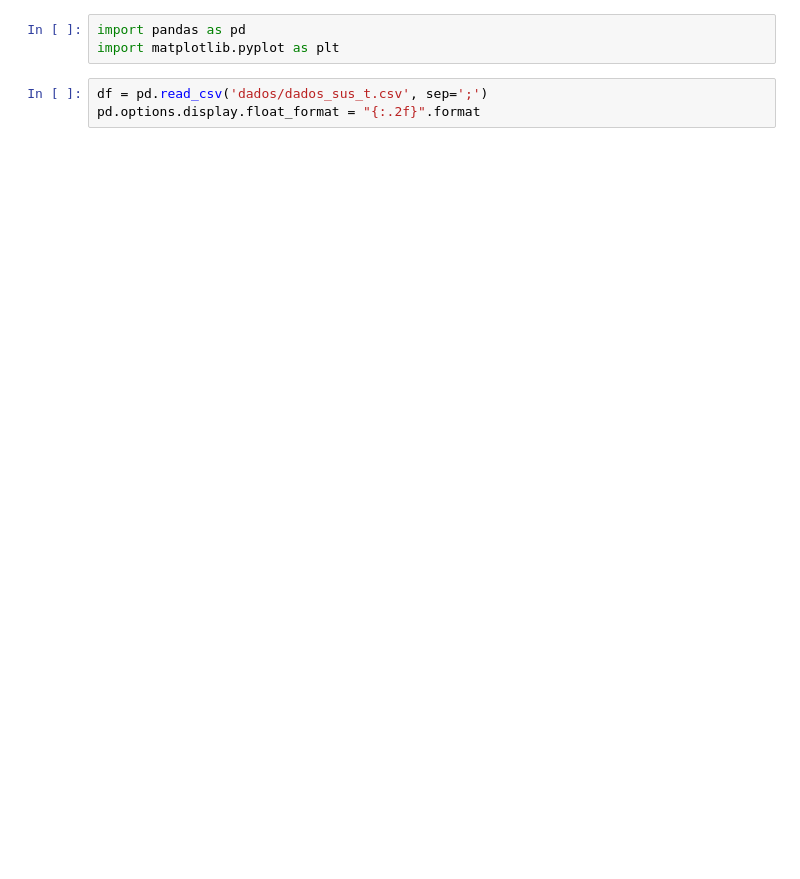
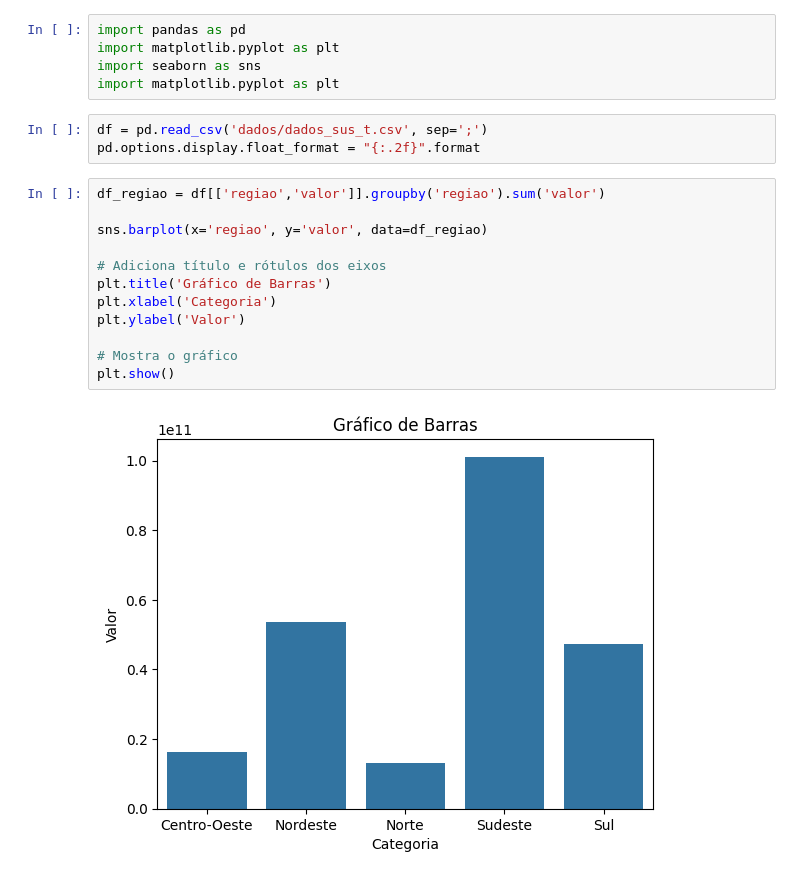
Before and after one commit to joaopereira1/pos-tech-fiap, a Jupyter notebook: fase-1/analise_internacoes.ipynb, the cells around one changed output. Cells and saved outputs as stored; diff of their text form; blank space fills up the shorter version.

```diff
--- a/fase-1/analise_internacoes.ipynb
+++ b/fase-1/analise_internacoes.ipynb
@@ -1,6 +1,22 @@
 # %%
 import pandas as pd
 import matplotlib.pyplot as plt
+import seaborn as sns
+import matplotlib.pyplot as plt
 # %%
 df = pd.read_csv('dados/dados_sus_t.csv', sep=';')
 pd.options.display.float_format = "{:.2f}".format
+# %%
+df_regiao = df[['regiao','valor']].groupby('regiao').sum('valor')
+
+sns.barplot(x='regiao', y='valor', data=df_regiao)
+
+# Adiciona título e rótulos dos eixos
+plt.title('Gráfico de Barras')
+plt.xlabel('Categoria')
+plt.ylabel('Valor')
+
+# Mostra o gráfico
+plt.show()
+# %% [output]
+[figure, added]
```
Also changed, not shown: parts of 4 cells of this notebook, 1 other file.
